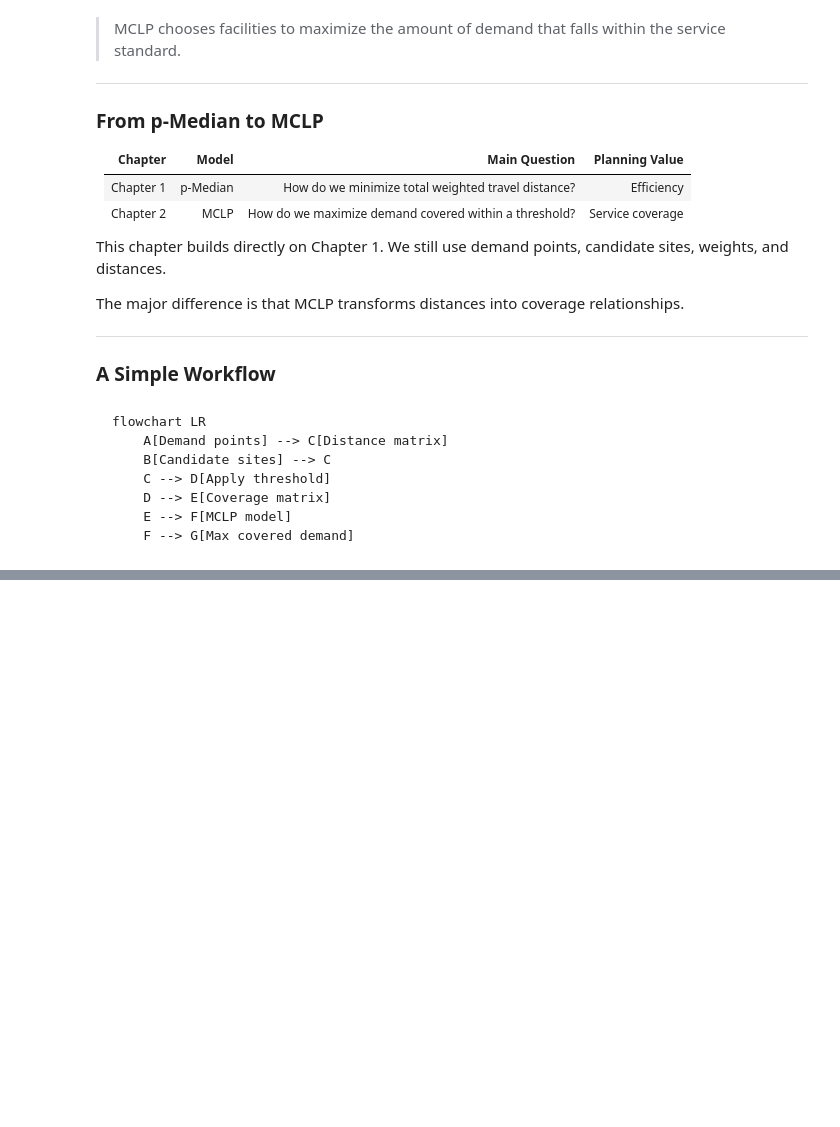
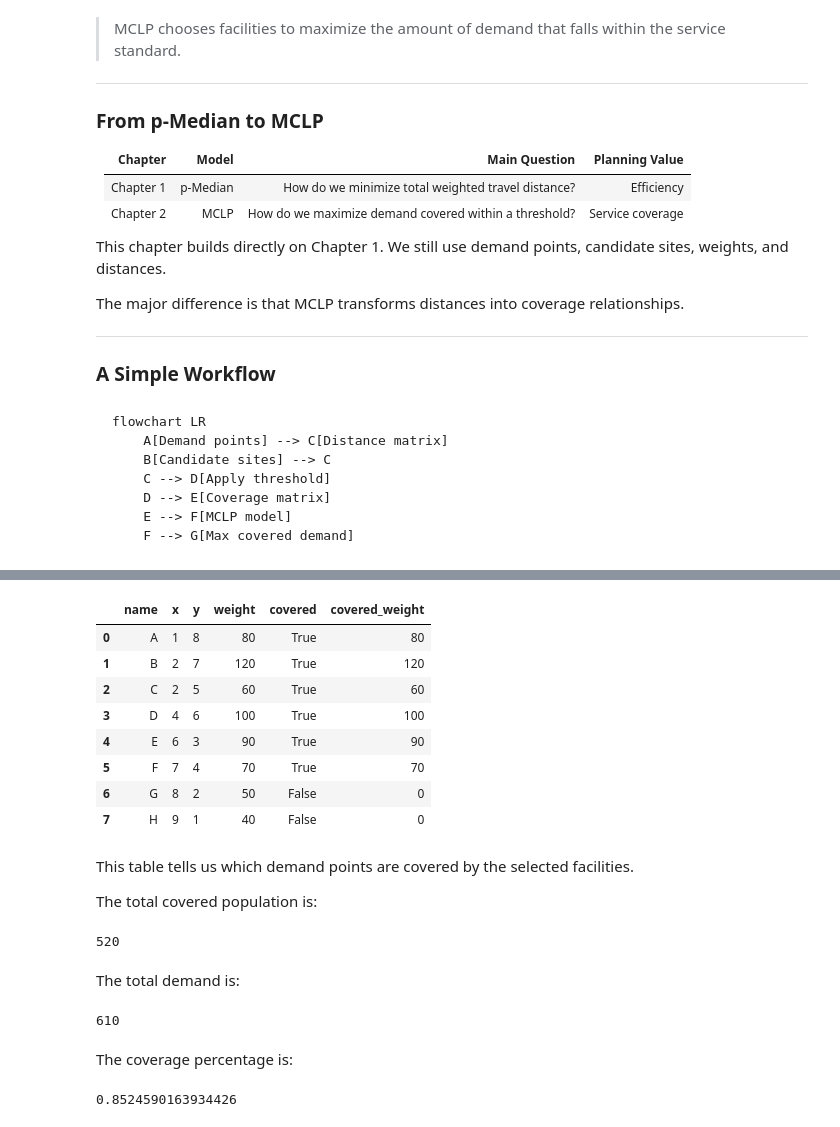
Before and after one commit to gisyaliny/math, a Jupyter notebook: _sources/docs/Spatial-Optimization/mclp.ipynb, the cells around one changed output, grey strips where cells are left out. Drawn from its saved outputs; the diff is of its cells as text; code cells hidden in the pictures; blank space fills up the shorter version.

```diff
--- a/_sources/docs/Spatial-Optimization/mclp.ipynb
+++ b/_sources/docs/Spatial-Optimization/mclp.ipynb
@@ -99,0 +770,37 @@ flowchart LR
+# %%
+def solve_mclp_bruteforce(coverage_matrix, weights, p):
+    n_candidates = coverage_matrix.shape[1]
+
+    best_solution = None
+    best_covered_weight = -np.inf
+    best_covered_status = None
+
+    for selected_sites in combinations(range(n_candidates), p):
+        covered_weight, covered_status = evaluate_mclp_solution(
+            selected_sites,
+            coverage_matrix,
+            weights
+        )
+
+        if covered_weight > best_covered_weight:
+            best_covered_weight = covered_weight
+            best_solution = selected_sites
+            best_covered_status = covered_status
+
+    return {
+        "selected_sites": best_solution,
+        "covered_weight": best_covered_weight,
+        "covered_status": best_covered_status
+    }
+
+weights = demand["weight"].values
+
+result_mclp = solve_mclp_bruteforce(
+    coverage_matrix,
+    weights,
+    p=2
+)
+
+selected_site_names = candidates.iloc[list(result_mclp["selected_sites"])]["site"].tolist()
+
+selected_site_names, result_mclp["covered_weight"]
@@ -99,0 +817,40 @@ flowchart LR
+# %%
+coverage_result = demand.copy()
+coverage_result["covered"] = result_mclp["covered_status"].astype(bool)
+coverage_result["covered_weight"] = coverage_result["weight"] * coverage_result["covered"]
+
+coverage_result
+# %% [output]
+|  | name | x | y | weight | covered | covered_weight |
+| 0 | A | 1 | 8 | 80 | True | 80 |
+| 1 | B | 2 | 7 | 120 | True | 120 |
+| 2 | C | 2 | 5 | 60 | True | 60 |
+| 3 | D | 4 | 6 | 100 | True | 100 |
+| 4 | E | 6 | 3 | 90 | True | 90 |
+| 5 | F | 7 | 4 | 70 | True | 70 |
+| 6 | G | 8 | 2 | 50 | False | 0 |
+| 7 | H | 9 | 1 | 40 | False | 0 |
+# %% [markdown]
+This table tells us which demand points are covered by the selected facilities.
+
+The total covered population is:
+# %%
+coverage_result["covered_weight"].sum()
+# %% [output]
+520
+# %% [markdown]
+The total demand is:
+# %%
+coverage_result["weight"].sum()
+# %% [output]
+610
+# %% [markdown]
+The coverage percentage is:
+# %%
+coverage_percentage = (
+    coverage_result["covered_weight"].sum() / coverage_result["weight"].sum()
+)
+
+coverage_percentage
+# %% [output]
+0.8524590163934426
```
Also changed, not shown: parts of 30 cells of this notebook, 36 other files.
